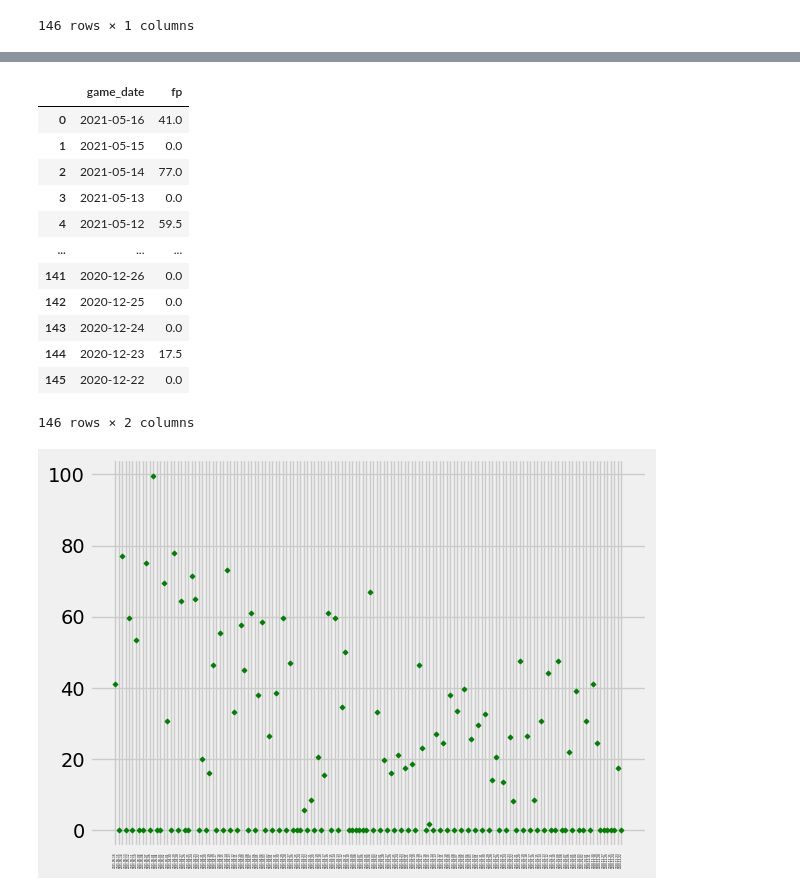
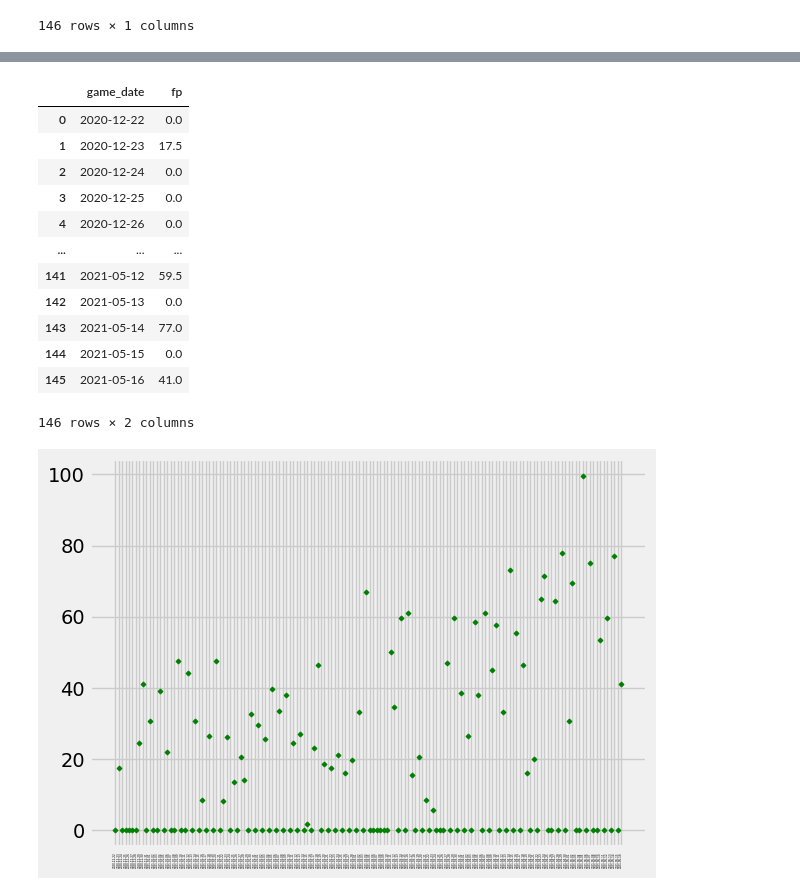
Before and after one commit to Rextremistz/nbafantasyweb, a Jupyter notebook: plot_player_points_every_game.ipynb, the cells around one changed output, grey strips where cells are left out. Drawn from its saved outputs; the diff is of its cells as text; code cells hidden in the pictures.

```diff
--- a/plot_player_points_every_game.ipynb
+++ b/plot_player_points_every_game.ipynb
@@ -88,7 +88,7 @@ plot_df
 # update with actual matches
 plot_df.update(filter)
 # sort by date order
-plot_df.sort_values(by=['game_date'], inplace = True, ascending = False)
+plot_df.sort_values(by=['game_date'], inplace = True, ascending = True)
 
 with pd.option_context("display.max_rows", 1000):
     display(plot_df)
@@ -119,21 +119,22 @@ plot_df = plot_df.reset_index()
 plot_df
 # %% [output]
 |  | game_date | fp |
-| 0 | 2021-05-16 | 41.0 |
-| 1 | 2021-05-15 | 0.0 |
-| 2 | 2021-05-14 | 77.0 |
-| 3 | 2021-05-13 | 0.0 |
-| 4 | 2021-05-12 | 59.5 |
+| 0 | 2020-12-22 | 0.0 |
+| 1 | 2020-12-23 | 17.5 |
+| 2 | 2020-12-24 | 0.0 |
+| 3 | 2020-12-25 | 0.0 |
+| 4 | 2020-12-26 | 0.0 |
 | ... | ... | ... |
-| 141 | 2020-12-26 | 0.0 |
-| 142 | 2020-12-25 | 0.0 |
-| 143 | 2020-12-24 | 0.0 |
-| 144 | 2020-12-23 | 17.5 |
-| 145 | 2020-12-22 | 0.0 |
+| 141 | 2021-05-12 | 59.5 |
+| 142 | 2021-05-13 | 0.0 |
+| 143 | 2021-05-14 | 77.0 |
+| 144 | 2021-05-15 | 0.0 |
+| 145 | 2021-05-16 | 41.0 |
 146 rows × 2 columns
 # %%
+plt.clf()
 plt.scatter(plot_df['game_date'],plot_df['fp'],5,'g', linewidth = 1, marker = 'D')
 plt.xticks(rotation=90, fontsize=2)
 plt.show()
 # %% [output]
-[figure, old version]
+[figure, new version]
```
Also changed, not shown: parts of 3 cells of this notebook, 12 other files.
